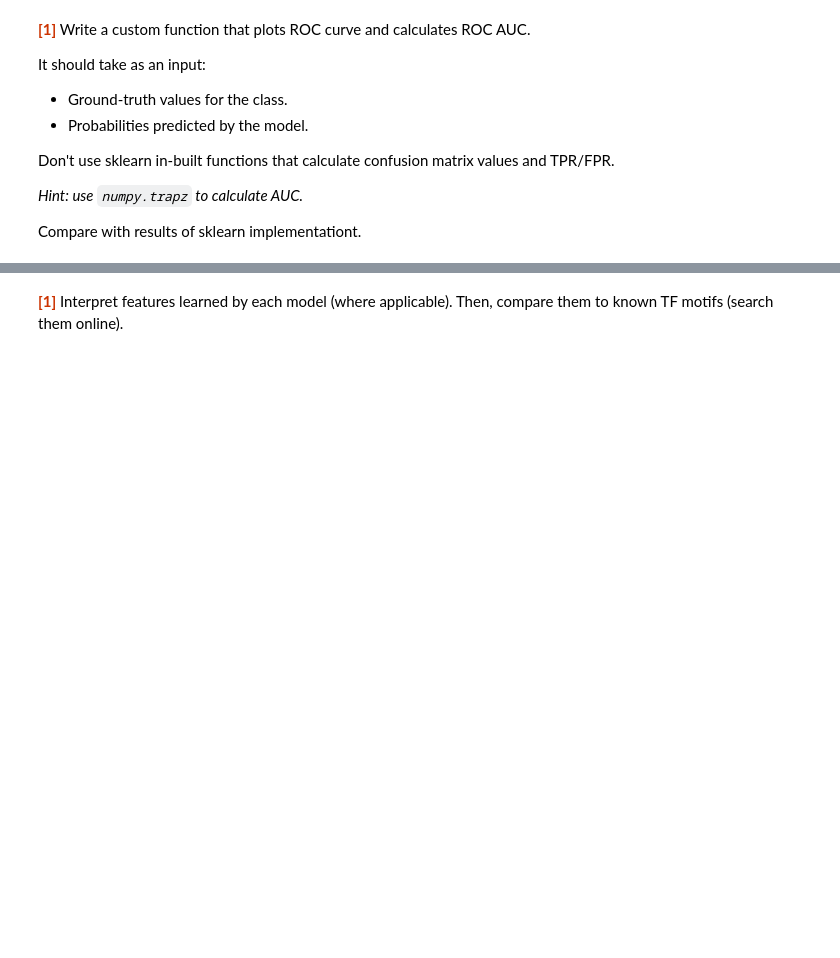
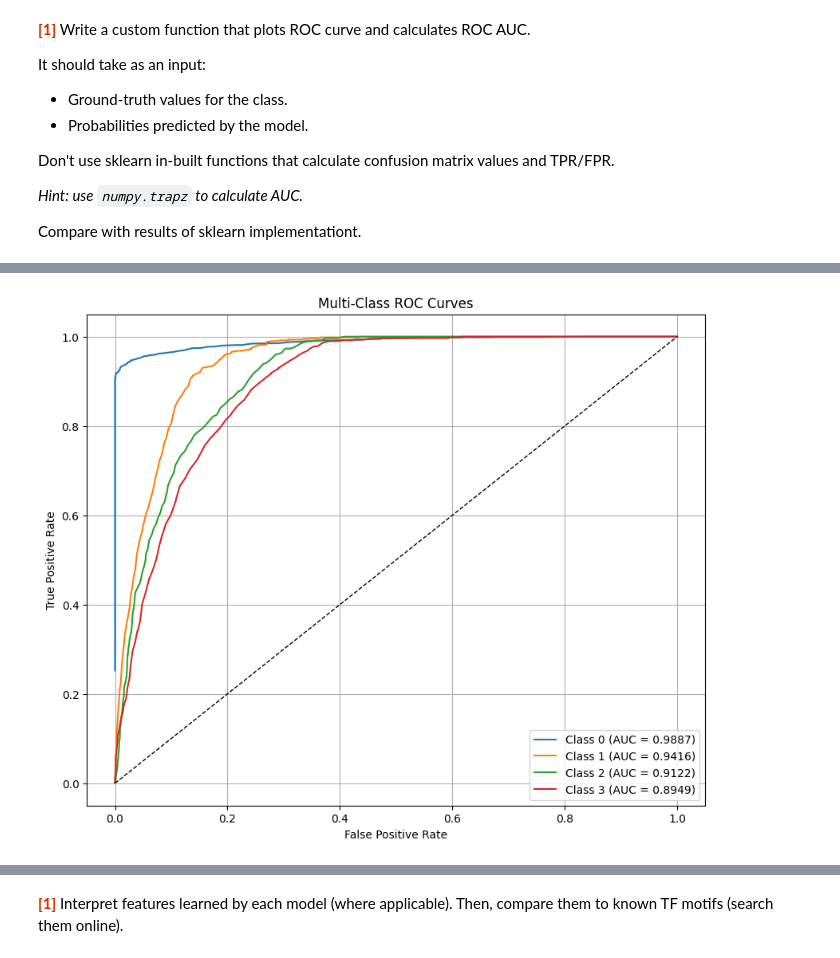
Before and after one commit to bulatych/ML_HSE, a Jupyter notebook: homeworks/HW_5_(Classification).ipynb, the cells around one changed output, grey strips where cells are left out. Saved outputs shown, nothing was run; the diff lists cells and outputs as text; code cells hidden in the pictures; blank space fills up the shorter version.

```diff
--- a/homeworks/HW_5_(Classification).ipynb
+++ b/homeworks/HW_5_(Classification).ipynb
@@ -855,0 +749,78 @@ Sklearn AUC: 0.9353
+# %%
+def custom_multiclass_roc_curve(y_true, y_scores, n_classes):
+    """
+    Построение ROC-кривых и расчет AUC для многоклассовой задачи (один против всех).
+
+    Параметры:
+        y_true (array-like): Истинные метки классов (integer labels).
+        y_scores (array-like): Предсказанные вероятности для каждого класса (размер [n_samples, n_classes]).
+        n_classes (int): Число классов.
+
+    Возвращает:
+        roc_curves (list): Список ROC-кривых для каждого класса (fpr, tpr).
+        auc_scores (list): AUC для каждого класса.
+    """
+    from sklearn.preprocessing import label_binarize
+
+    # Бинаризация меток классов
+    y_true_binarized = label_binarize(y_true, classes=range(n_classes))
+
+    roc_curves = []
+    auc_scores = []
+
+    for i in range(n_classes):
+        # ROC для текущего класса
+        fpr = []
+        tpr = []
+        thresholds = np.unique(y_scores[:, i])[::-1]  # Пороговые значения
+
+        tp = 0
+        fp = 0
+        fn = np.sum(y_true_binarized[:, i])  # Все положительные примеры
+        tn = y_true_binarized.shape[0] - fn  # Все отрицательные примеры
+
+        for threshold in thresholds:
+            tp = np.sum((y_scores[:, i] >= threshold) & (y_true_binarized[:, i] == 1))
+            fp = np.sum((y_scores[:, i] >= threshold) & (y_true_binarized[:, i] == 0))
+            fn = np.sum((y_scores[:, i] < threshold) & (y_true_binarized[:, i] == 1))
+            tn = np.sum((y_scores[:, i] < threshold) & (y_true_binarized[:, i] == 0))
+
+            tpr.append(tp / (tp + fn) if (tp + fn) > 0 else 0)
+            fpr.append(fp / (fp + tn) if (fp + tn) > 0 else 0)
+
+        tpr.append(1)
+        fpr.append(1)
+
+        # Вычисление AUC
+        auc = np.trapz(tpr, fpr)
+        roc_curves.append((fpr, tpr))
+        auc_scores.append(auc)
+
+    return roc_curves, auc_scores
+
+# Получение вероятностей для каждого класса
+y_scores_multiclass = rf_cv.best_estimator_.predict_proba(Xtest)
+
+# Число классов
+n_classes = len(np.unique(Ytest))
+
+# Построение ROC-кривых и расчет AUC
+roc_curves, auc_scores = custom_multiclass_roc_curve(Ytest, y_scores_multiclass, n_classes)
+
+# Визуализация
+plt.figure(figsize=(10, 8))
+for i, (fpr, tpr) in enumerate(roc_curves):
+    plt.plot(fpr, tpr, label=f"Class {i} (AUC = {auc_scores[i]:.4f})")
+plt.plot([0, 1], [0, 1], "k--", lw=1)
+plt.xlabel("False Positive Rate")
+plt.ylabel("True Positive Rate")
+plt.title("Multi-Class ROC Curves")
+plt.legend(loc="lower right")
+plt.grid()
+plt.show()
+
+# Вывод AUC для каждого класса
+for i, auc in enumerate(auc_scores):
+    print(f"Class {i} AUC: {auc:.4f}")
+# %% [output]
+[figure, added]
```
Also changed, not shown: parts of 15 cells of this notebook.
